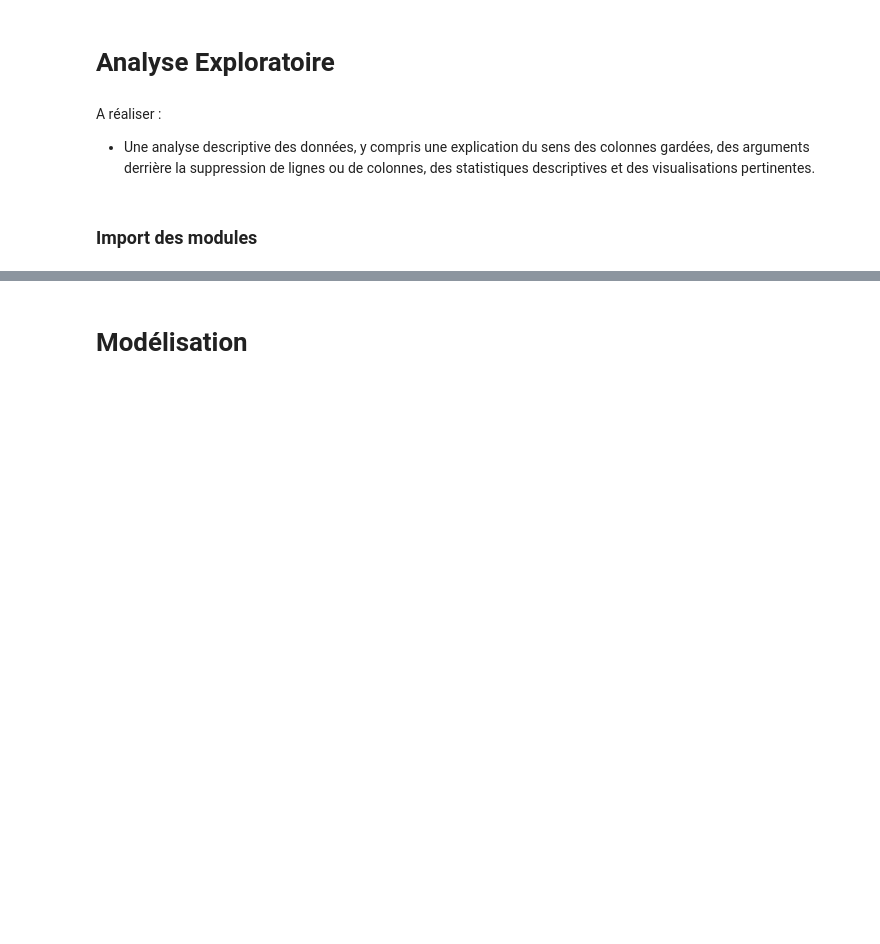
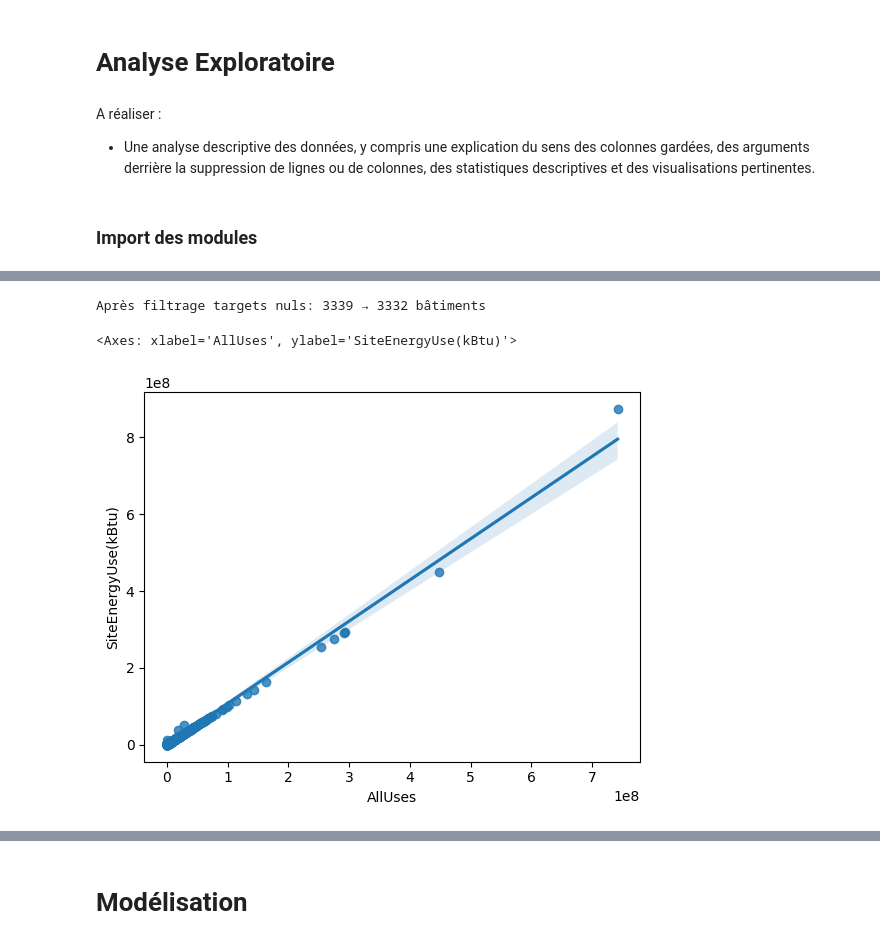
Before and after one commit to day811/OCDE-P6, a Jupyter notebook: template_modelistation_supervisee.ipynb, the cells around one changed output, grey strips where cells are left out. Drawn from its saved outputs; the diff is of its cells as text; code cells hidden in the pictures; blank space fills up the shorter version.

```diff
--- a/template_modelistation_supervisee.ipynb
+++ b/template_modelistation_supervisee.ipynb
@@ -235,0 +47,3 @@ memory usage: 352.8+ KB
+# %%
+mask = bc_csv['Outlier'].notna()
+bc_csv[mask]
@@ -235,0 +69,4 @@ memory usage: 352.8+ KB
+# %%
+# Tous sont non-compliant concernant la conformité aux normes de relevés énergétiques - Nous les éliminons
+bc_without_outliers = bc_csv[~mask].copy()
+print(f"Après filtrage des outliers déclarés : {len(bc_csv)} → {len(bc_without_outliers)} bâtiments")
@@ -235,0 +77,6 @@ memory usage: 352.8+ KB
+# %%
+# choix de SiteEnergyUse(kBtu) comme valeur target
+target_cols = ['SiteEnergyUse(kBtu)', 'SiteEnergyUseWN(kBtu)',  'Electricity(kBtu)',  'NaturalGas(kBtu)', 'SteamUse(kBtu)']
+bc_with_candidates = bc_without_outliers.dropna(subset=target_cols, how='all').copy()
+print(f"Après filtrage targets vides: {len(bc_without_outliers)} → {len(bc_with_candidates)} bâtiments")
+bc_with_candidates[target_cols].info()
@@ -235,0 +97,21 @@ memory usage: 352.8+ KB
+# %%
+# Exclusions des valeurs en unités non standards : Electricity(kWh), NaturalGas(therms),
+bc_with_candidates[['Electricity(kBtu)',  'NaturalGas(kBtu)', 'SteamUse(kBtu)']].fillna(0)
+# vérification
+bc_with_candidates['AllUses']= bc_with_candidates[['Electricity(kBtu)',  'NaturalGas(kBtu)', 'SteamUse(kBtu)']].sum(axis=1)
+mask = (bc_with_candidates['SiteEnergyUse(kBtu)'].isna()) | (bc_with_candidates['SiteEnergyUse(kBtu)']==0)
+bc_with_candidates.loc[mask,'SiteEnergyUse(kBtu)'] = bc_with_candidates.loc[mask, 'AllUses']
+mask = (bc_with_candidates['SiteEnergyUse(kBtu)'].isna()) | (bc_with_candidates['SiteEnergyUse(kBtu)']==0)
+bc_with_candidates.loc[mask,'SiteEnergyUse(kBtu)'] = bc_with_candidates.loc[mask, 'SiteEnergyUseWN(kBtu)']
+mask = (bc_with_candidates['SiteEnergyUse(kBtu)'].isna()) | (bc_with_candidates['SiteEnergyUse(kBtu)']==0)
+bc_with_target = bc_with_candidates[~mask].copy()
+print(f"Après filtrage targets nuls: {len(bc_with_candidates)} → {len(bc_with_target)} bâtiments")
+# %% [output]
+Après filtrage targets nuls: 3339 → 3332 bâtiments
+# %%
+
+
+sns.regplot(bc_with_target, x='AllUses', y='SiteEnergyUse(kBtu)')
+# %% [output]
+<Axes: xlabel='AllUses', ylabel='SiteEnergyUse(kBtu)'>
+[figure, added]
```
Also changed, not shown: parts of 101 cells of this notebook, 2 other files.
